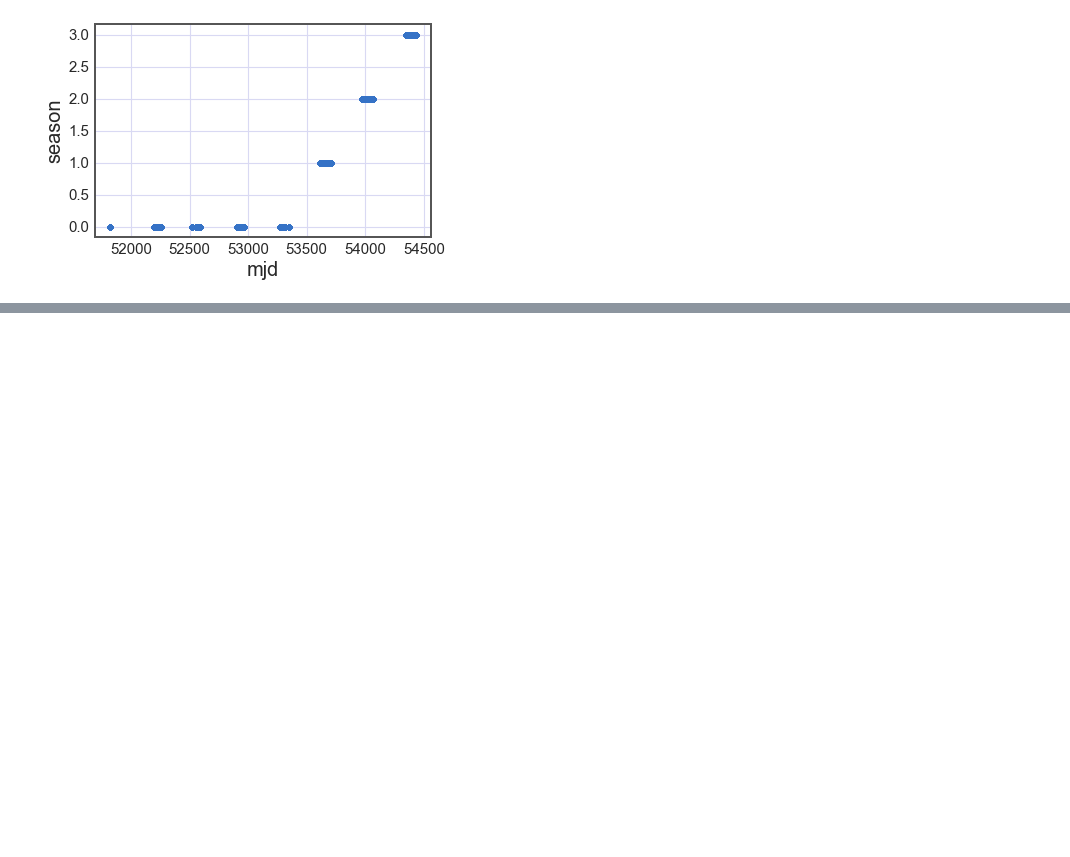
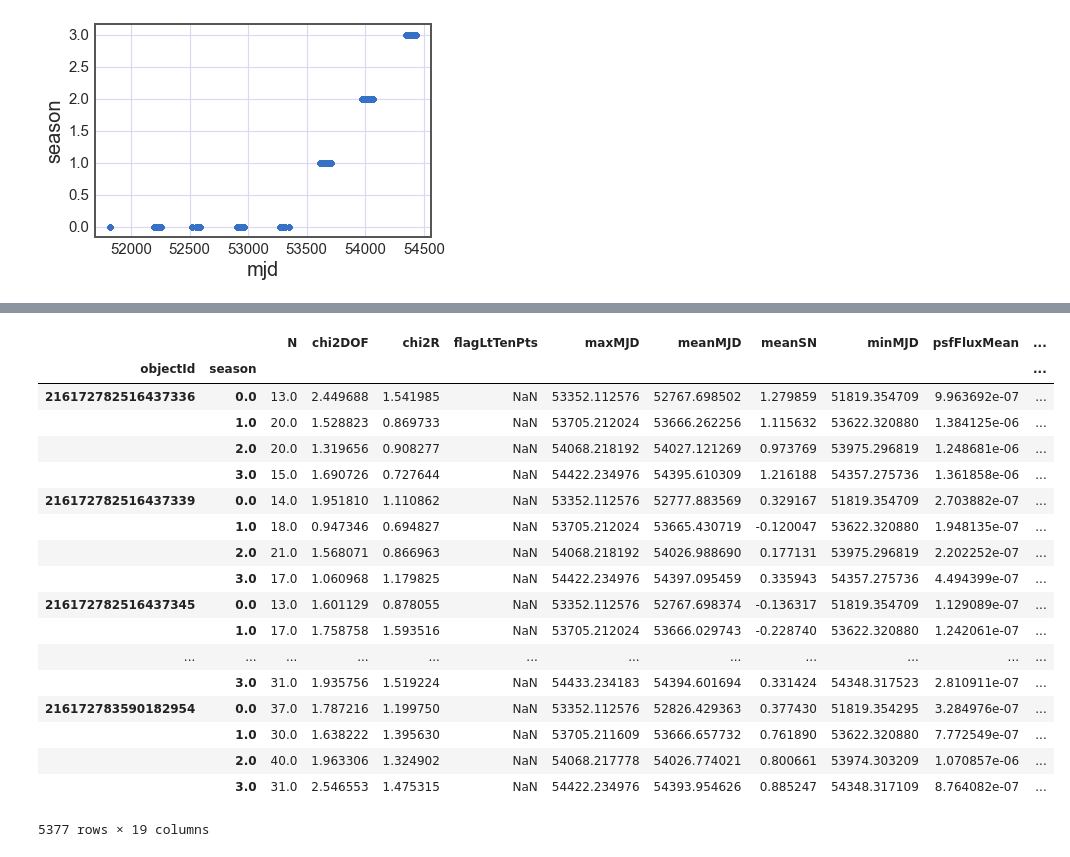
Before and after one commit to suberlak/SDSS_S82_FP_research, a Jupyter notebook: code/07.2017_Seasonally_Binned_Statistics_S82.ipynb, the cells around one changed output, grey strips where cells are left out. Saved outputs shown, nothing was run; the diff lists cells and outputs as text; code cells hidden in the pictures; blank space fills up the shorter version.

Commit message:
finished testing on working version of seasonally-binned aggregates

```diff
--- a/code/07.2017_Seasonally_Binned_Statistics_S82.ipynb
+++ b/code/07.2017_Seasonally_Binned_Statistics_S82.ipynb
@@ -210,28 +222,35 @@ lookup = Table.read(table_address)
 
 
 # 1.5  calculate faint quantities for all rows  where S/N < 2
-for avg_method in ['Mean', 'Median']:
-    S = seasonal_averages['psfFlux'+avg_method].values
-    N = seasonal_averages['psfFlux'+avg_method+'Err'].values
+for avg in ['Mean', 'Median']:
+
+    # temporary aliases to make it easier
+    S = season_agg['psfFlux'+avg].values
+    N = season_agg['psfFlux'+avg+'Err'].values
     SN = S/N
     mask_SN = SN < 2
-    seasonal_averages['flagFaint'+avg_method] = mask_SN
+    # make a new column storing that mask :
+    # True if SN < 2 , otherwise False
+    season_agg['flagFaint'+avg] = mask_SN
     print('There are %d seasons of %d that have %s-based  S/N < 2' %(np.sum(mask_SN),\
-        len(mask_SN), avg_method))
+        len(mask_SN), avg))
 
     # interpolate at the xObs = SN  locations ....
     faint_SN = SN[mask_SN]
-    xMean =  np.interp(faint_SN, lookup['xObs'].data, lookup['xMean'].data)
-    xMed =  np.interp(faint_SN,lookup['xObs'].data, lookup['xMedian'].data)
-    xSigma =  np.interp(faint_SN,lookup['xObs'].data,lookup['xSigma'].data)
-    xRMS = np.interp(faint_SN, lookup['xObs'].data, lookup['xRMS'].data)
+    xMean =  np.interp(faint_SN,  lookup['xObs'].data, lookup['xMean'].data)
+    xMed =  np.interp(faint_SN,   lookup['xObs'].data, lookup['xMedian'].data)
+    xSigma =  np.interp(faint_SN, lookup['xObs'].data, lookup['xSigma'].data)
+    xRMS = np.interp(faint_SN,    lookup['xObs'].data, lookup['xRMS'].data)
 
+    # need to multiply by error to find flux
     faintMean = xMean * N[mask_SN]
     faintRMS = xRMS * N[mask_SN]
 
-    # Not sure if need to save these values for anything ... can always do it later,
-    # but for now we just replace the Signal  by faintMean ,
+    # Not sure if need to save these values for anything ...
+    # can always do it later,
+    # but for now, replace the
+    # Signal  by faintMean ,
     # and Noise by faintRMS
-    seasonal_averages['psfFlux'+avg_method][mask_SN] = faintMean
-    seasonal_averages['psfFlux'+avg_method+'Err'][mask_SN] = faintRMS
+    season_agg['psfFlux'+avg][mask_SN] = faintMean
+    season_agg['psfFlux'+avg+'Err'][mask_SN] = faintRMS
 # %% [output]
@@ -239,0 +323,22 @@ There are 0 seasons of 5377 that have Median-based  S/N < 2
+# %%
+season_agg
+# %% [output]
+|  |  | N | chi2DOF | chi2R | flagLtTenPts | maxMJD | meanMJD | meanSN | minMJD | psfFluxMean | ... |
+| objectId | season |  |  |  |  |  |  |  |  |  | ... |
+| 216172782516437336 | 0.0 | 13.0 | 2.449688 | 1.541985 | NaN | 53352.112576 | 52767.698502 | 1.279859 | 51819.354709 | 9.963692e-07 | ... |
+|  | 1.0 | 20.0 | 1.528823 | 0.869733 | NaN | 53705.212024 | 53666.262256 | 1.115632 | 53622.320880 | 1.384125e-06 | ... |
+|  | 2.0 | 20.0 | 1.319656 | 0.908277 | NaN | 54068.218192 | 54027.121269 | 0.973769 | 53975.296819 | 1.248681e-06 | ... |
+|  | 3.0 | 15.0 | 1.690726 | 0.727644 | NaN | 54422.234976 | 54395.610309 | 1.216188 | 54357.275736 | 1.361858e-06 | ... |
+| 216172782516437339 | 0.0 | 14.0 | 1.951810 | 1.110862 | NaN | 53352.112576 | 52777.883569 | 0.329167 | 51819.354709 | 2.703882e-07 | ... |
+|  | 1.0 | 18.0 | 0.947346 | 0.694827 | NaN | 53705.212024 | 53665.430719 | -0.120047 | 53622.320880 | 1.948135e-07 | ... |
+|  | 2.0 | 21.0 | 1.568071 | 0.866963 | NaN | 54068.218192 | 54026.988690 | 0.177131 | 53975.296819 | 2.202252e-07 | ... |
+|  | 3.0 | 17.0 | 1.060968 | 1.179825 | NaN | 54422.234976 | 54397.095459 | 0.335943 | 54357.275736 | 4.494399e-07 | ... |
+| 216172782516437345 | 0.0 | 13.0 | 1.601129 | 0.878055 | NaN | 53352.112576 | 52767.698374 | -0.136317 | 51819.354709 | 1.129089e-07 | ... |
+|  | 1.0 | 17.0 | 1.758758 | 1.593516 | NaN | 53705.212024 | 53666.029743 | -0.228740 | 53622.320880 | 1.242061e-07 | ... |
+| ... | ... | ... | ... | ... | ... | ... | ... | ... | ... | ... | ... |
+|  | 3.0 | 31.0 | 1.935756 | 1.519224 | NaN | 54433.234183 | 54394.601694 | 0.331424 | 54348.317523 | 2.810911e-07 | ... |
+| 216172783590182954 | 0.0 | 37.0 | 1.787216 | 1.199750 | NaN | 53352.112576 | 52826.429363 | 0.377430 | 51819.354295 | 3.284976e-07 | ... |
+|  | 1.0 | 30.0 | 1.638222 | 1.395630 | NaN | 53705.211609 | 53666.657732 | 0.761890 | 53622.320880 | 7.772549e-07 | ... |
+|  | 2.0 | 40.0 | 1.963306 | 1.324902 | NaN | 54068.217778 | 54026.774021 | 0.800661 | 53974.303209 | 1.070857e-06 | ... |
+|  | 3.0 | 31.0 | 2.546553 | 1.475315 | NaN | 54422.234976 | 54393.954626 | 0.885247 | 54348.317109 | 8.764082e-07 | ... |
+5377 rows × 19 columns
```
Also changed, not shown: parts of 26 cells of this notebook.
